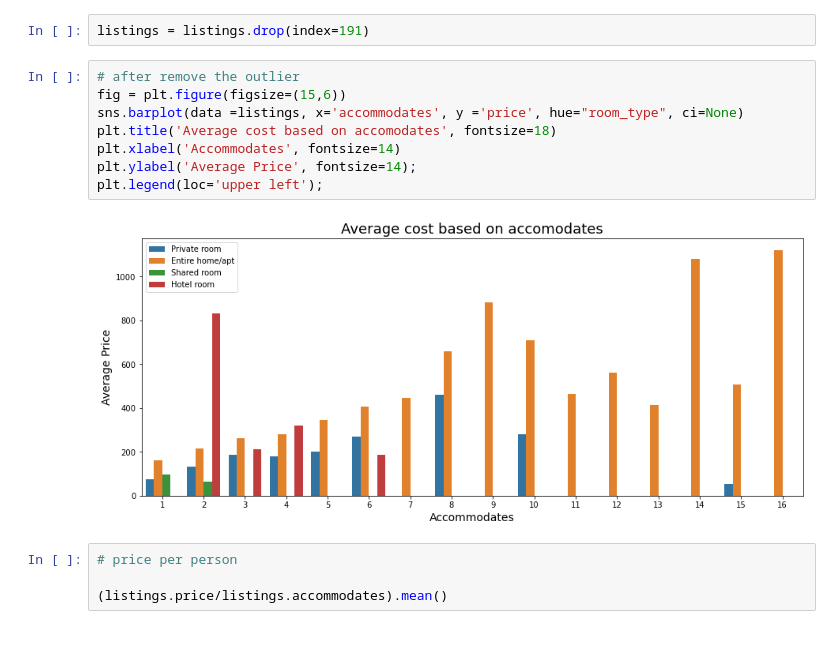
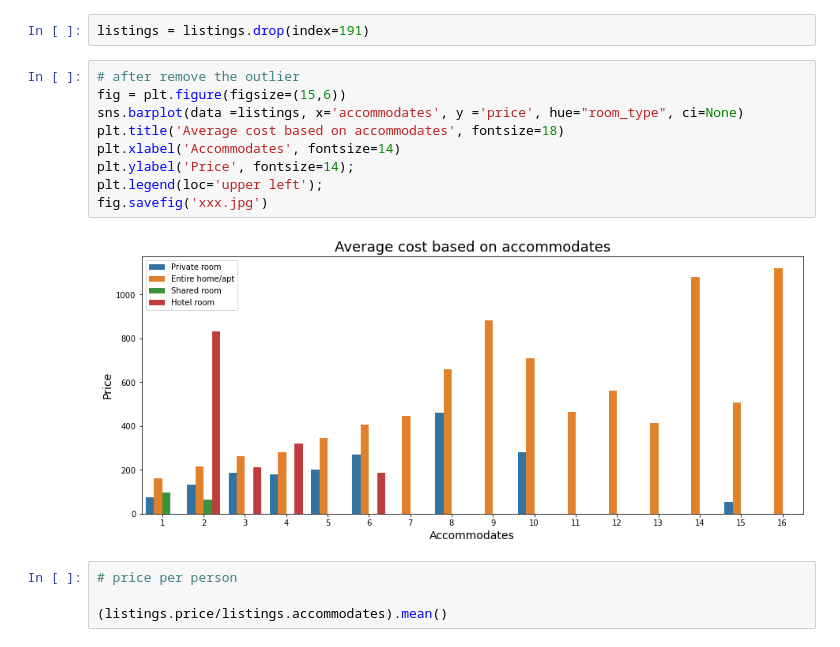
Before and after one commit to Xiangning-Bu/Data-Scientist--Udacity, a Jupyter notebook: Boston Airbnb/Boston_Airbnb_2022.ipynb, the cells around one changed output. Drawn from its saved outputs; the diff is of its cells as text.

```diff
--- a/Boston Airbnb/Boston_Airbnb_2022.ipynb
+++ b/Boston Airbnb/Boston_Airbnb_2022.ipynb
@@ -323,13 +307,14 @@ listings = listings.drop(index=191)
 # %%
 # after remove the outlier
 fig = plt.figure(figsize=(15,6))
 sns.barplot(data =listings, x='accommodates', y ='price', hue="room_type", ci=None)
-plt.title('Average cost based on accomodates', fontsize=18)
+plt.title('Average cost based on accommodates', fontsize=18)
 plt.xlabel('Accommodates', fontsize=14)
-plt.ylabel('Average Price', fontsize=14);
+plt.ylabel('Price', fontsize=14);
 plt.legend(loc='upper left');
+fig.savefig('xxx.jpg')
 # %% [output]
-[figure, old version]
+[figure, new version]
 # %%
 # price per person
 
```
Also changed, not shown: parts of 7 cells of this notebook, 1 other file.
